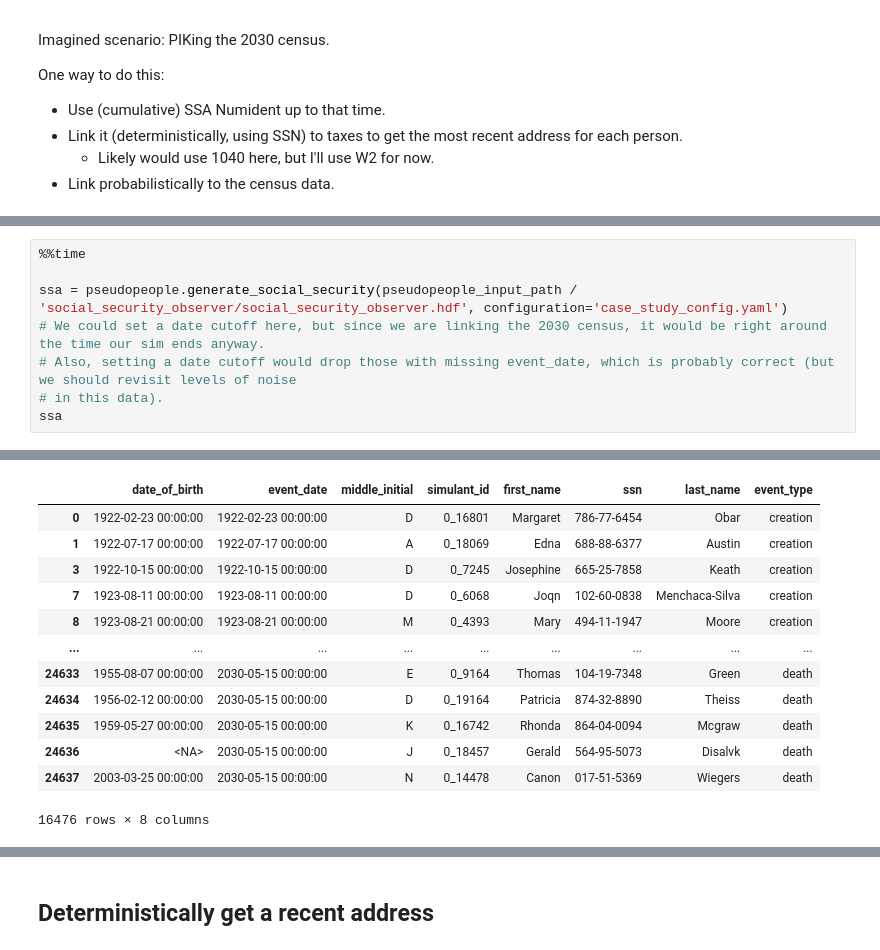
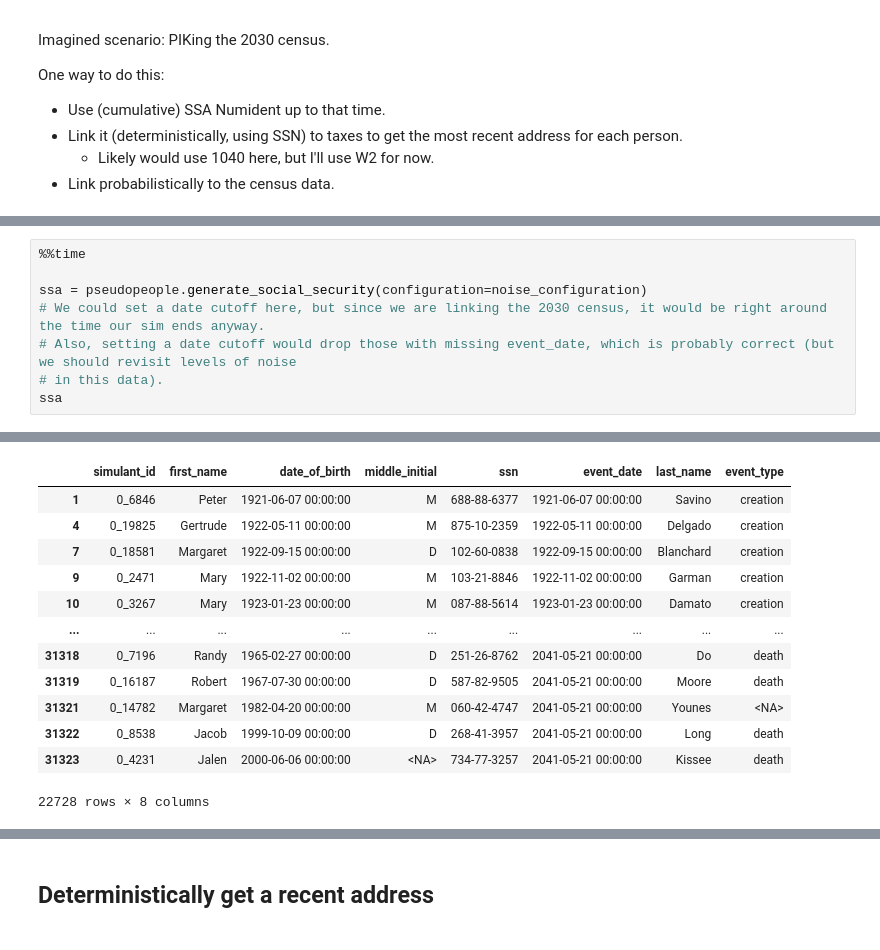
Before and after one commit to ihmeuw/person_linkage_case_study, a Jupyter notebook: linkage/pvs_like_case_study/pvs_like_case_study_sample_data.ipynb, the cells around one changed output, grey strips where cells are left out. Saved outputs shown, nothing was run; the diff lists cells and outputs as text.

```diff
--- a/linkage/pvs_like_case_study/pvs_like_case_study_sample_data.ipynb
+++ b/linkage/pvs_like_case_study/pvs_like_case_study_sample_data.ipynb
@@ -46,7 +150,7 @@ total 448K
 # %%
 %%time
 
-ssa = pseudopeople.generate_social_security(pseudopeople_input_path / 'social_security_observer/social_security_observer.hdf', configuration='case_study_config.yaml')
+ssa = pseudopeople.generate_social_security(configuration=noise_configuration)
 # We could set a date cutoff here, but since we are linking the 2030 census, it would be right around the time our sim ends anyway.
 # Also, setting a date cutoff would drop those with missing event_date, which is probably correct (but we should revisit levels of noise
 # in this data).
@@ -57,16 +161,16 @@ Wall time: 641 ms
-|  | date_of_birth | event_date | middle_initial | simulant_id | first_name | ssn | last_name | event_type |
-| 0 | 1922-02-23 00:00:00 | 1922-02-23 00:00:00 | D | 0_16801 | Margaret | 786-77-6454 | Obar | creation |
-| 1 | 1922-07-17 00:00:00 | 1922-07-17 00:00:00 | A | 0_18069 | Edna | 688-88-6377 | Austin | creation |
-| 3 | 1922-10-15 00:00:00 | 1922-10-15 00:00:00 | D | 0_7245 | Josephine | 665-25-7858 | Keath | creation |
-| 7 | 1923-08-11 00:00:00 | 1923-08-11 00:00:00 | D | 0_6068 | Joqn | 102-60-0838 | Menchaca-Silva | creation |
-| 8 | 1923-08-21 00:00:00 | 1923-08-21 00:00:00 | M | 0_4393 | Mary | 494-11-1947 | Moore | creation |
+|  | simulant_id | first_name | date_of_birth | middle_initial | ssn | event_date | last_name | event_type |
+| 1 | 0_6846 | Peter | 1921-06-07 00:00:00 | M | 688-88-6377 | 1921-06-07 00:00:00 | Savino | creation |
+| 4 | 0_19825 | Gertrude | 1922-05-11 00:00:00 | M | 875-10-2359 | 1922-05-11 00:00:00 | Delgado | creation |
+| 7 | 0_18581 | Margaret | 1922-09-15 00:00:00 | D | 102-60-0838 | 1922-09-15 00:00:00 | Blanchard | creation |
+| 9 | 0_2471 | Mary | 1922-11-02 00:00:00 | M | 103-21-8846 | 1922-11-02 00:00:00 | Garman | creation |
+| 10 | 0_3267 | Mary | 1923-01-23 00:00:00 | M | 087-88-5614 | 1923-01-23 00:00:00 | Damato | creation |
 | ... | ... | ... | ... | ... | ... | ... | ... | ... |
-| 24633 | 1955-08-07 00:00:00 | 2030-05-15 00:00:00 | E | 0_9164 | Thomas | 104-19-7348 | Green | death |
-| 24634 | 1956-02-12 00:00:00 | 2030-05-15 00:00:00 | D | 0_19164 | Patricia | 874-32-8890 | Theiss | death |
-| 24635 | 1959-05-27 00:00:00 | 2030-05-15 00:00:00 | K | 0_16742 | Rhonda | 864-04-0094 | Mcgraw | death |
-| 24636 | <NA> | 2030-05-15 00:00:00 | J | 0_18457 | Gerald | 564-95-5073 | Disalvk | death |
-| 24637 | 2003-03-25 00:00:00 | 2030-05-15 00:00:00 | N | 0_14478 | Canon | 017-51-5369 | Wiegers | death |
+| 31318 | 0_7196 | Randy | 1965-02-27 00:00:00 | D | 251-26-8762 | 2041-05-21 00:00:00 | Do | death |
+| 31319 | 0_16187 | Robert | 1967-07-30 00:00:00 | D | 587-82-9505 | 2041-05-21 00:00:00 | Moore | death |
+| 31321 | 0_14782 | Margaret | 1982-04-20 00:00:00 | M | 060-42-4747 | 2041-05-21 00:00:00 | Younes | <NA> |
+| 31322 | 0_8538 | Jacob | 1999-10-09 00:00:00 | D | 268-41-3957 | 2041-05-21 00:00:00 | Long | death |
+| 31323 | 0_4231 | Jalen | 2000-06-06 00:00:00 | <NA> | 734-77-3257 | 2041-05-21 00:00:00 | Kissee | death |
-16476 rows × 8 columns
+22728 rows × 8 columns
 # %%
 %%time
 
```
Also changed, not shown: parts of 68 cells of this notebook.
